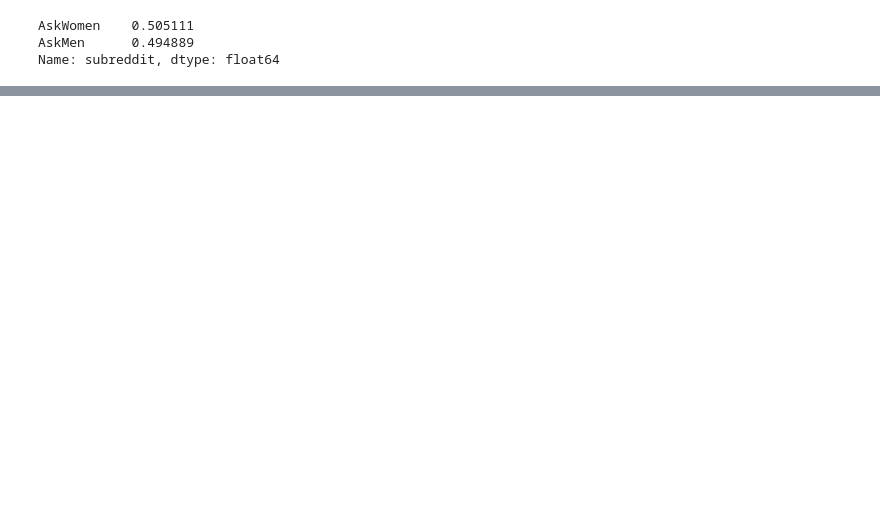
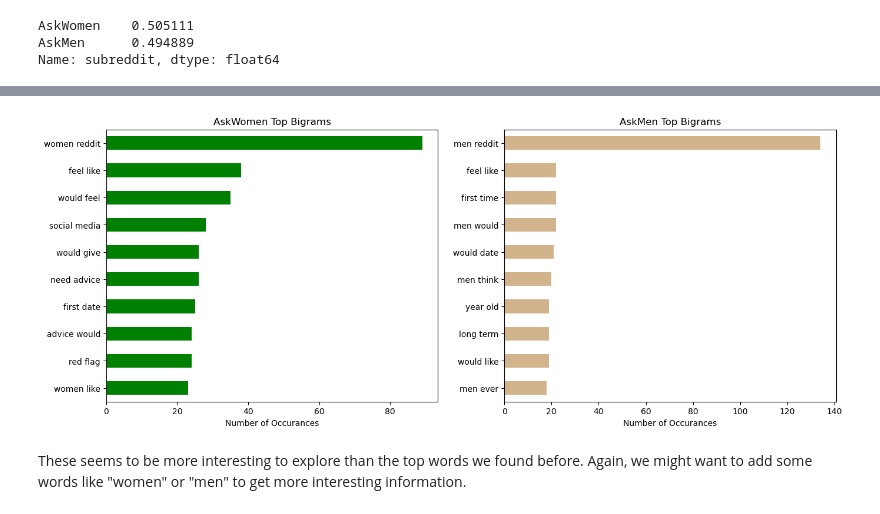
Before and after one commit to vedapatel99/Reddit-NLP, a Jupyter notebook: notebooks/02_data_cleaning_eda.ipynb, the cells around one changed output, grey strips where cells are left out. Saved outputs shown, nothing was run; the diff lists cells and outputs as text; code cells hidden in the pictures; blank space fills up the shorter version.

```diff
--- a/notebooks/02_data_cleaning_eda.ipynb
+++ b/notebooks/02_data_cleaning_eda.ipynb
@@ -41,0 +166,23 @@ Name: subreddit, dtype: float64
+# %%
+cv_bi= CountVectorizer(stop_words = stopwords.words("english"), ngram_range=(2,2))
+
+women_bi= cv_bi.fit_transform(women["title"])
+women_bi_df= pd.DataFrame(women_bi.todense(), columns= cv_bi.get_feature_names_out())
+
+men_bi= cv_bi.fit_transform(men["title"])
+men_bi_df= pd.DataFrame(men_bi.todense(), columns= cv_bi.get_feature_names_out())
+# %%
+fig, ax = plt.subplots(1, 2, figsize= (16,6))
+
+women_bi_df.sum().sort_values(ascending= False).head(10).plot(kind= "barh", ax=ax[0], color= "green")
+men_bi_df.sum().sort_values(ascending= False).head(10).plot(kind= "barh", ax=ax[1], color= "tan")
+
+ax[0].set(xlabel='Number of Occurances', title= "AskWomen Top Bigrams")
+ax[1].set(xlabel='Number of Occurances', title= "AskMen Top Bigrams")
+
+ax[0].invert_yaxis()
+ax[1].invert_yaxis();
+# %% [output]
+[figure, added]
+# %% [markdown]
+These seems to be more interesting to explore than the top words we found before. Again, we might want to add some words like "women" or "men" to get more interesting information.
```
Also changed, not shown: parts of 23 cells of this notebook, 1 other file.
